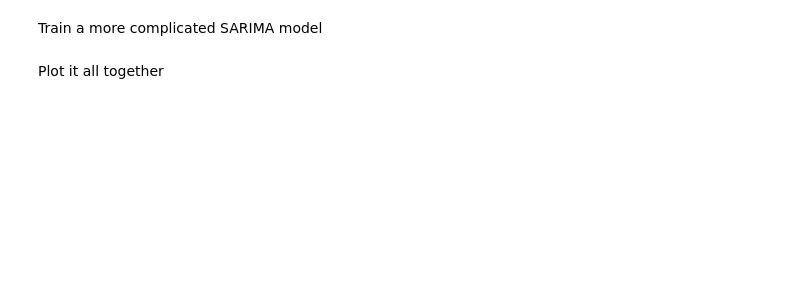
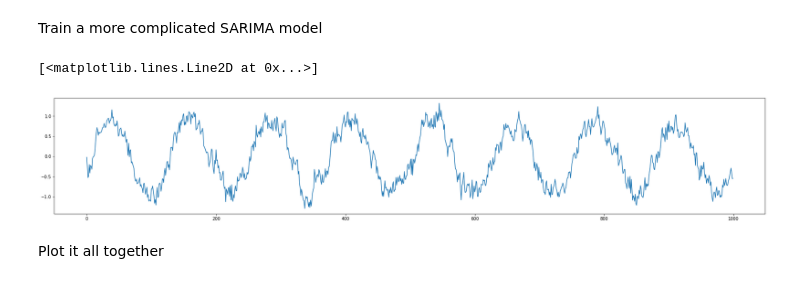
Before and after one commit to philhteoma/Msc-Data-Science-Thesis, a Jupyter notebook: lstm-sinwave.ipynb, the cells around one changed output. Cells and saved outputs as stored; diff of their text form; code cells hidden in the pictures; blank space fills up the shorter version.

```diff
--- a/lstm-sinwave.ipynb
+++ b/lstm-sinwave.ipynb
@@ -167,9 +167,12 @@ plt.plot(res.fittedvalues)
 # %% [markdown]
 Train a more complicated SARIMA model
 # %%
-model = sm.tsa.arima.ARIMA(endog=np.array(y), seasonal_order=(2, 0, 2, 61))
+model = sm.tsa.arima.ARIMA(endog=np.array(y), order=(2, 0, 2), seasonal_order=(2, 0, 2, 61))
 res = model.fit()
 plt.plot(res.fittedvalues)
+# %% [output]
+[<matplotlib.lines.Line2D at 0x...>]
+[figure, added]
 # %% [markdown]
 Plot it all together
 # %%
```
Also changed, not shown: parts of 25 cells of this notebook.
